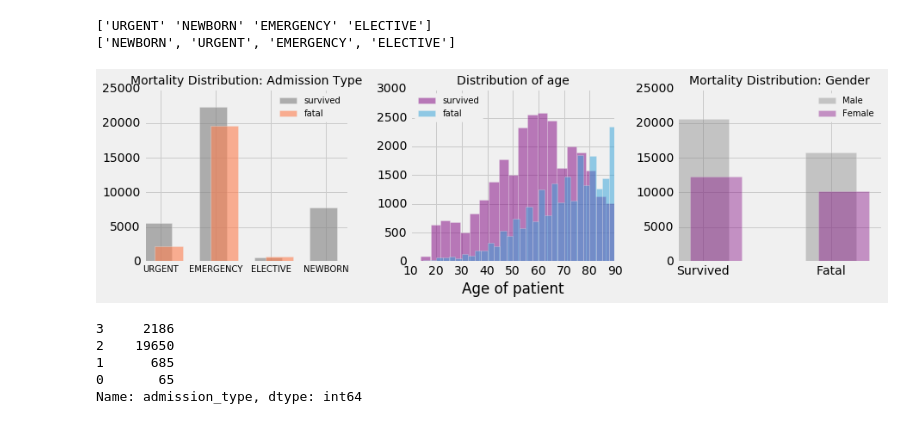
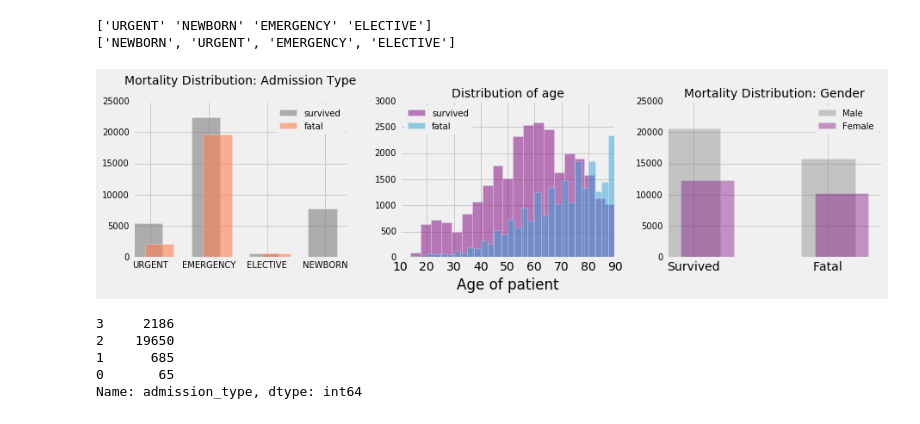
Before and after one commit to billiescodes/mortality_in_ICU, a Jupyter notebook: 01_ExploratoryAnalysis.ipynb, the cells around one changed output. Cells and saved outputs as stored; diff of their text form; code cells hidden in the pictures.

```diff
--- a/01_ExploratoryAnalysis.ipynb
+++ b/01_ExploratoryAnalysis.ipynb
@@ -485,42 +485,47 @@ fig, ax = plt.subplots(1,3, figsize = (13,4))
 
 x = np.arange(0,4)
 wid = 0.5
+ax[0].yaxis.set_tick_params(labelsize=10)
+ax[1].yaxis.set_tick_params(labelsize=10)
+ax[2].yaxis.set_tick_params(labelsize=10)
+
 ax[0].bar(x+0.2, adm_alive.value_counts().sort_index(ascending=False),
           wid, alpha=0.6,color='grey', label='survived')
 #adm_alive.value_counts().sort_index(ascending=False).plot.barh()
 ax[0].set_xticks(x+0.5)
 ax[0].set_xticklabels(['URGENT', 'EMERGENCY', 'ELECTIVE','NEWBORN'],fontsize=10)
 #ax[0].set_yticklabels(fontsize=10)
 ax[0].bar(x+ 0.4, adm_fatal.value_counts().sort_index(ascending=False),
           wid,alpha=0.6, color='coral', label='fatal')
 ax[0].legend(fontsize=10)
-ax[0].set_title('Mortality Distribution: Admission Type', fontsize=14)
-
+ax[0].set_title('Mortality Distribution: Admission Type', fontsize=14, y=1.08)
+#ax[0].set_yticks([],size=10)
+#reduce s9ze of y-ticks
 
 ax[1].hist(survive_series, bins=20,color='purple', alpha=0.5, label='survived')
 ax[1].hist(fatal_series, bins=30,alpha=0.5, label = 'fatal')
 
 ax[1].set_title('Distribution of age', fontsize=14)
 ax[1].legend(fontsize=10, loc=2)
 ax[1].set_xlabel('Age of patient')
 #ax[1].set_ylabel('Number of cases')
 
 x1 = np.arange(0,2)
 wid1 = 0.4
 
 ax[2].bar(x1+0.2, g_0, wid1, alpha=0.4,color='grey', label='Male')
 ax[2].bar(x1+ 0.3, g_1, wid1,alpha=0.4, label = 'Female', color='purple')
 ax[2].set_xticks(x1+0.4)
 ax[2].set_xticklabels(['Survived', 'Fatal'])
 ax[2].set_title('Mortality Distribution: Gender', fontsize=14)
 ax[2].legend(fontsize=10);
 
 plt.tight_layout()
 #plt.savefig('ALL_Distributions')
 
 #plt.savefig('Age_dist')
 # %% [output]
-[figure, old version]
+[figure, new version]
 # %%
 ax = sns.barplot(x=m_0.index, y='expire_percent', data=m_0)
 ax = sns.barplot(x=f_0.index, y='expire_percent', data=f_0)
```
